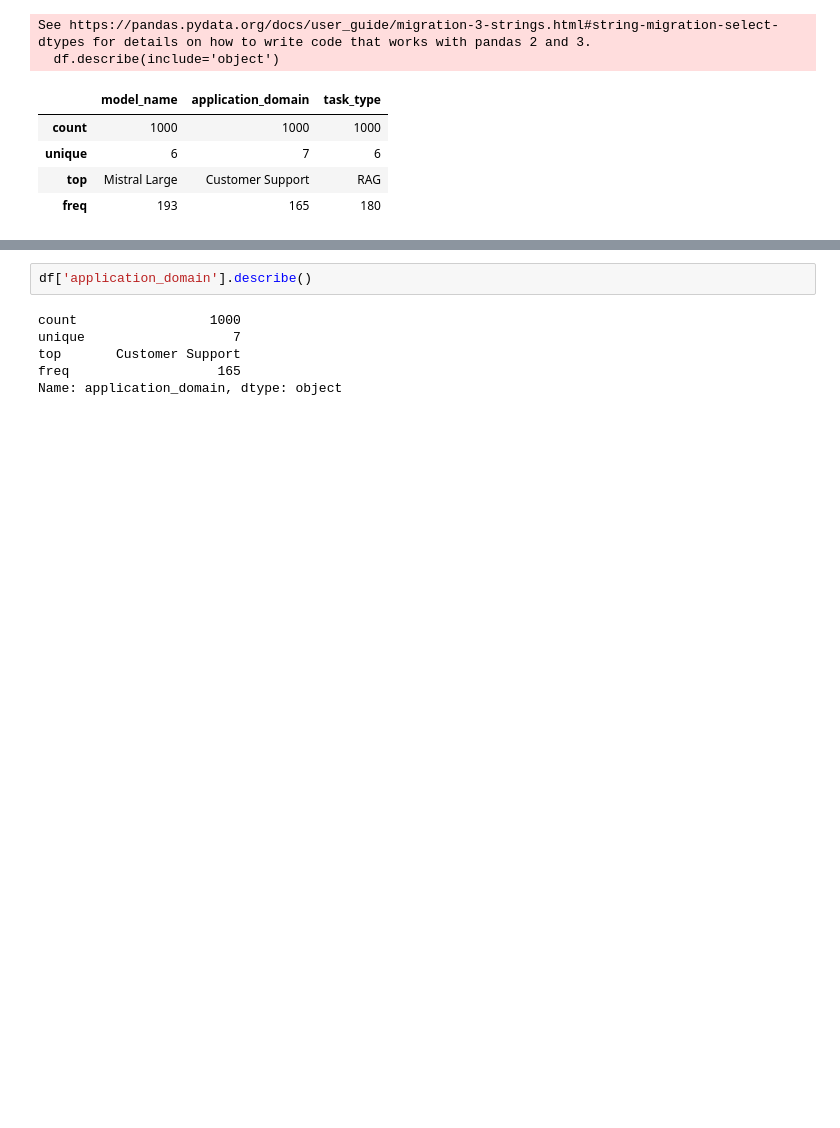
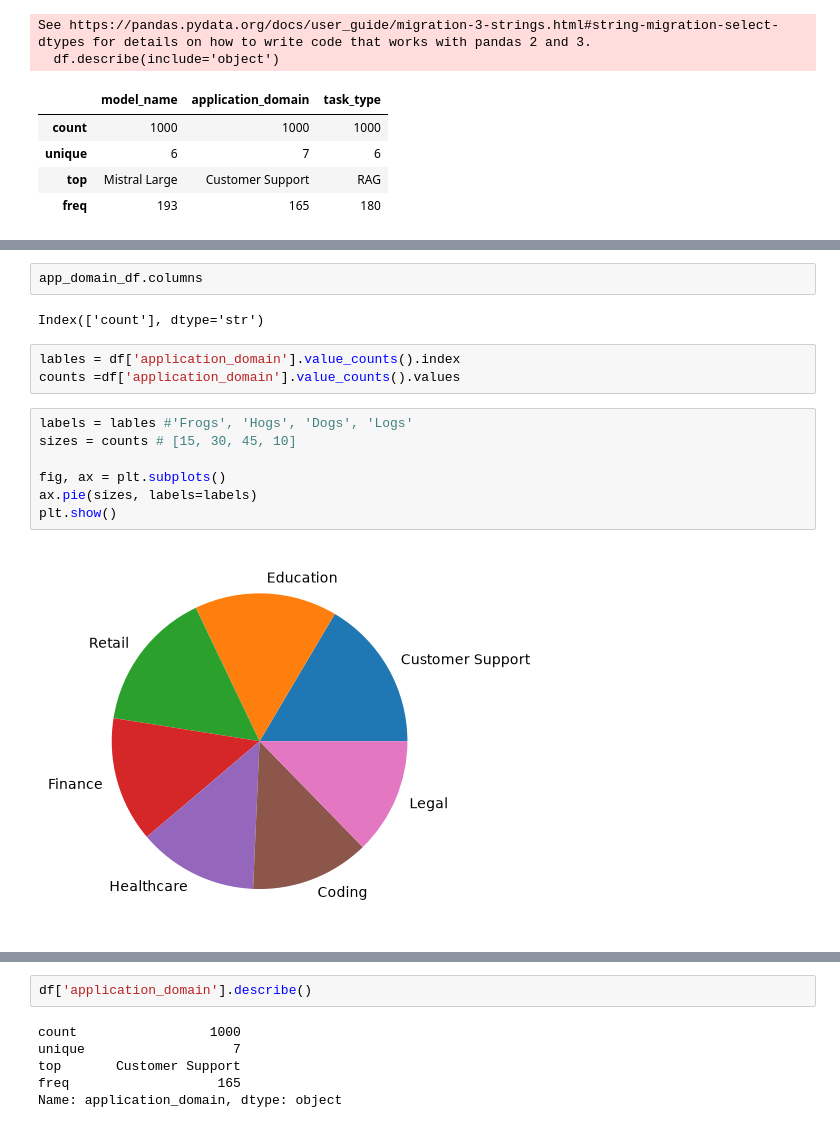
Before and after one commit to JosephRidge/AnalysisDSA101, a Jupyter notebook: analysis107.ipynb, the cells around one changed output, grey strips where cells are left out. Drawn from its saved outputs; the diff is of its cells as text; blank space fills up the shorter version.

```diff
--- a/analysis107.ipynb
+++ b/analysis107.ipynb
@@ -143,0 +149,16 @@ Name: count, dtype: int64
+# %%
+app_domain_df.columns
+# %% [output]
+Index(['count'], dtype='str')
+# %%
+lables = df['application_domain'].value_counts().index
+counts =df['application_domain'].value_counts().values
+# %%
+labels = lables #'Frogs', 'Hogs', 'Dogs', 'Logs'
+sizes = counts # [15, 30, 45, 10]
+
+fig, ax = plt.subplots()
+ax.pie(sizes, labels=labels)
+plt.show()
+# %% [output]
+[figure, added]
```
Also changed, not shown: parts of 5 cells of this notebook, 2 other files.
